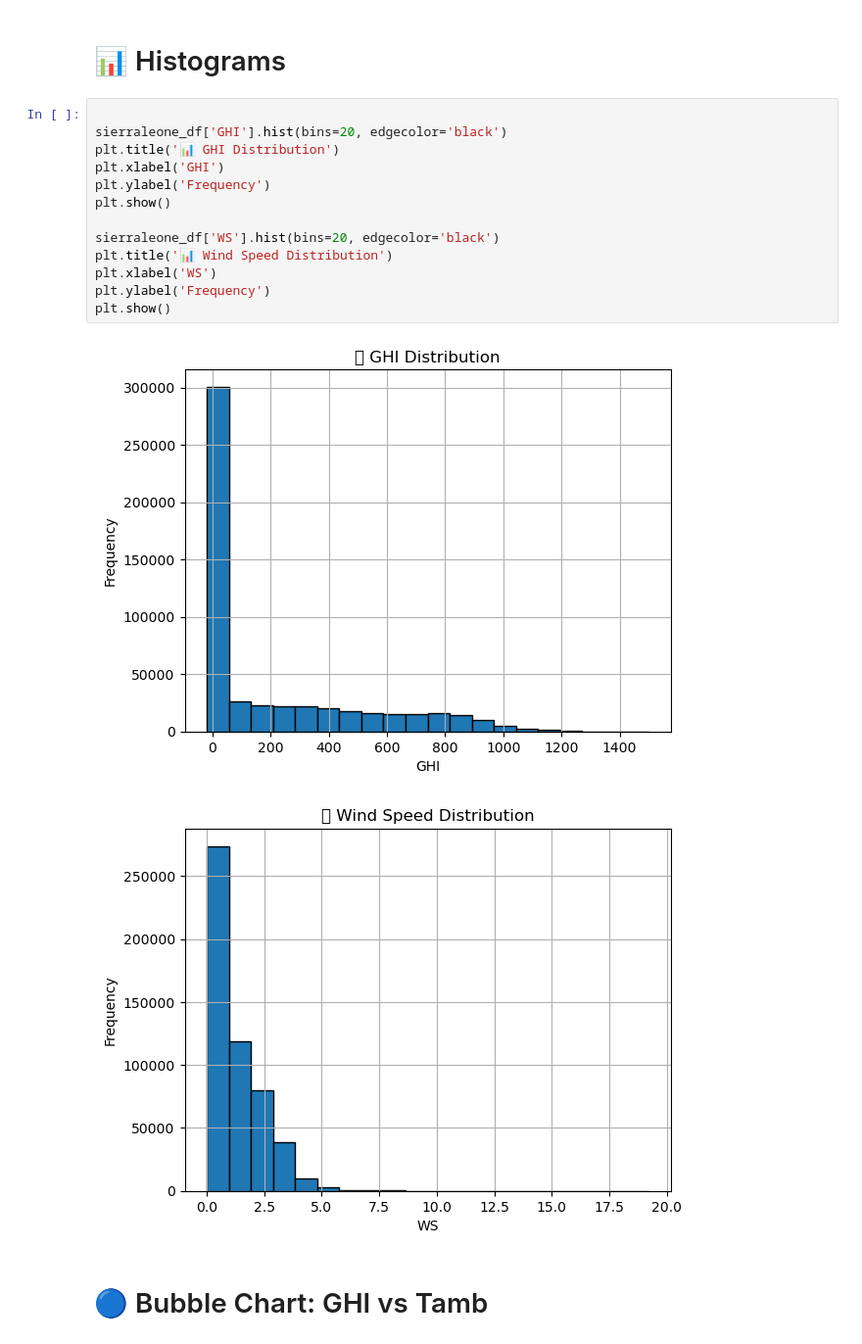
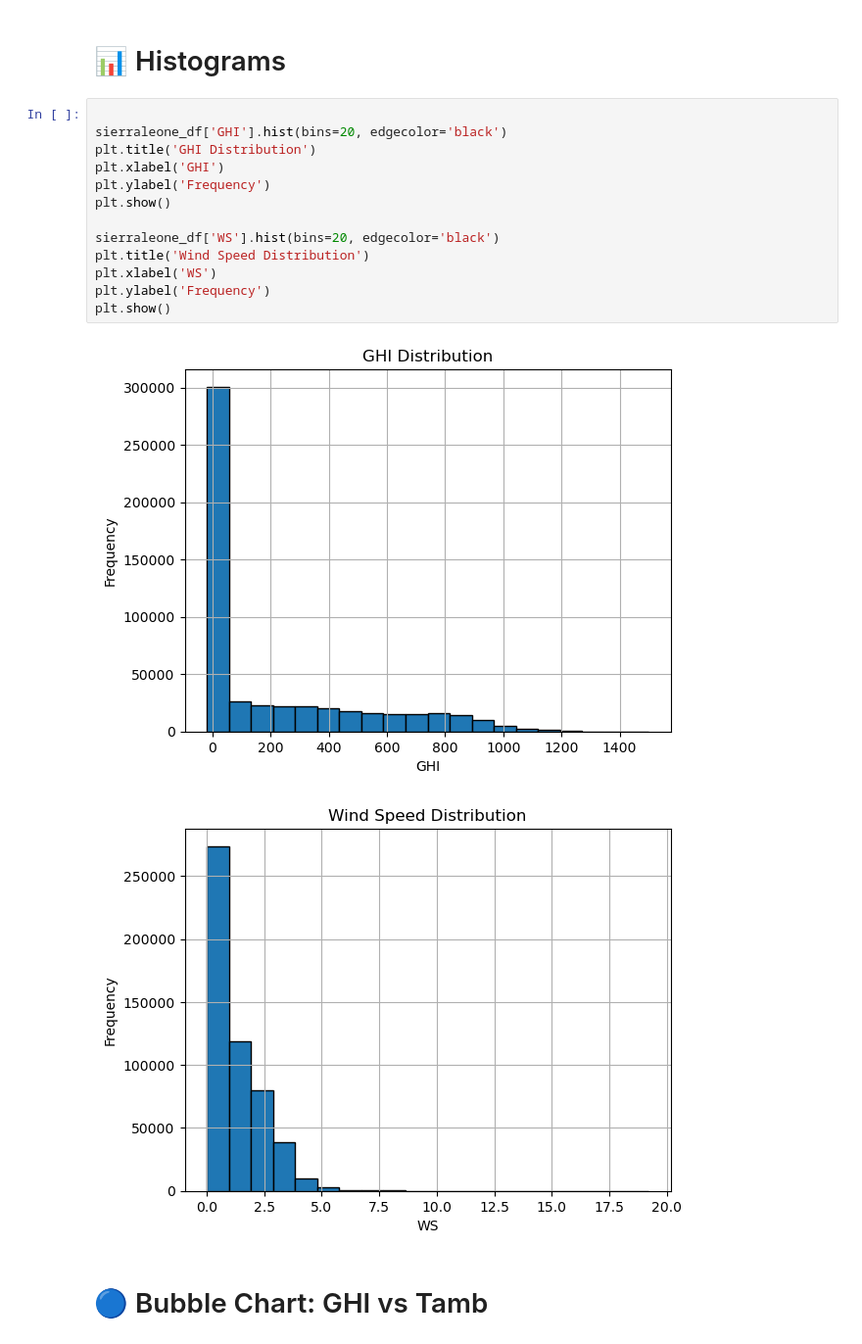
Before and after one commit to EstiphanosH/solar-challenge-week1, a Jupyter notebook: notebooks/sierraleone-eda.ipynb, the cells around one changed output. Shown at 98% size. Saved outputs shown, nothing was run; the diff lists cells and outputs as text.

```diff
--- a/notebooks/sierraleone-eda.ipynb
+++ b/notebooks/sierraleone-eda.ipynb
@@ -139,19 +139,19 @@ plt.show()
 # %%
 
 sierraleone_df['GHI'].hist(bins=20, edgecolor='black')
-plt.title('📊 GHI Distribution')
+plt.title('GHI Distribution')
 plt.xlabel('GHI')
 plt.ylabel('Frequency')
 plt.show()
 
 sierraleone_df['WS'].hist(bins=20, edgecolor='black')
-plt.title('📊 Wind Speed Distribution')
+plt.title('Wind Speed Distribution')
 plt.xlabel('WS')
 plt.ylabel('Frequency')
 plt.show()
 # %% [output]
-[figure, old version]
+[figure, new version]
-[figure, old version]
+[figure, new version]
 # %% [markdown]
 # 🔵 Bubble Chart: GHI vs Tamb
 # %%
```
Also changed, not shown: parts of 7 cells of this notebook, 29 other files.
